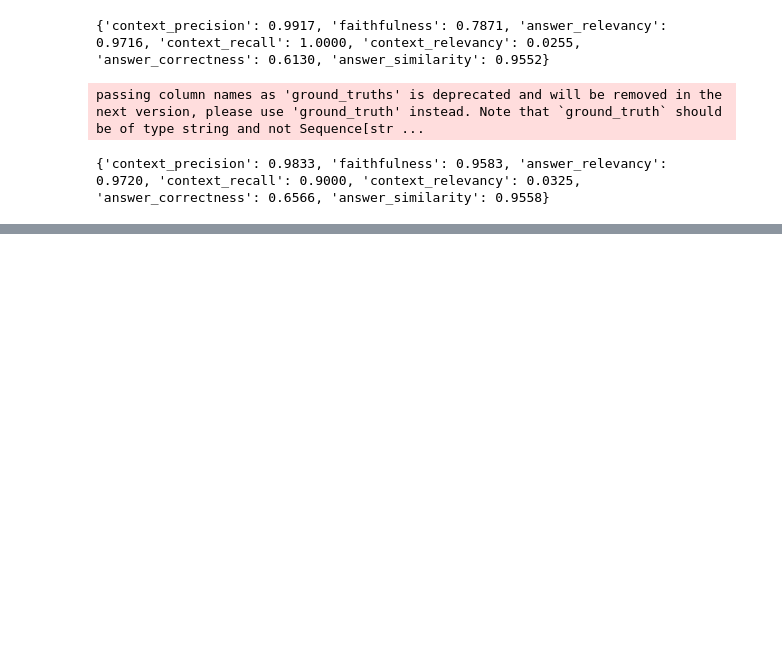
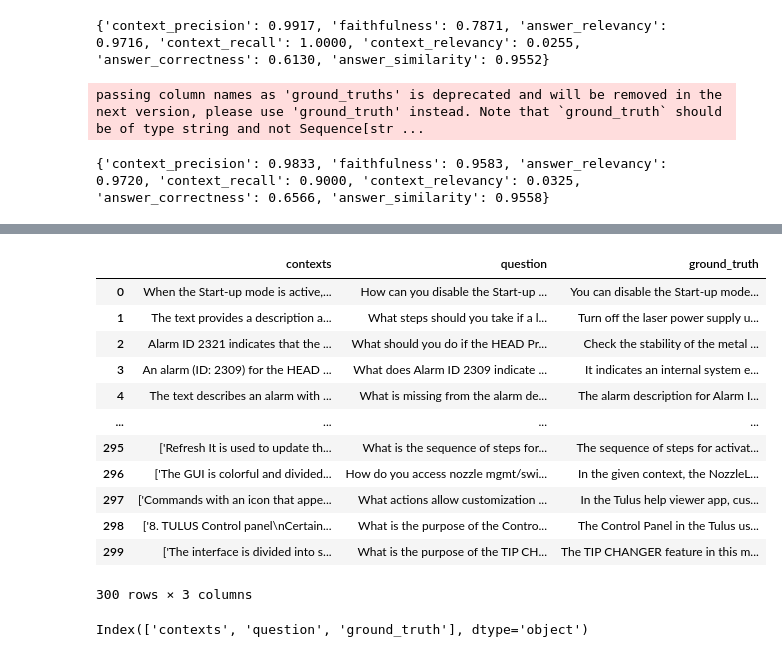
Before and after one commit to hadi-ibra/prima-power-hmi-assistant, a Jupyter notebook: notebooks/naive_rag.ipynb, the cells around one changed output, grey strips where cells are left out. Drawn from its saved outputs; the diff is of its cells as text; code cells hidden in the pictures; blank space fills up the shorter version.

```diff
--- a/notebooks/naive_rag.ipynb
+++ b/notebooks/naive_rag.ipynb
@@ -1057,0 +1149,17 @@ model.save_results(evaluation_result_with_params, "evaluation_results.json")
+# %%
+sampled_df.reset_index(drop=True, inplace=True)
+sampled_df
+# %% [output]
+|  | contexts | question | ground_truth |
+| 0 | When the Start-up mode is active,... | How can you disable the Start-up ... | You can disable the Start-up mode... |
+| 1 | The text provides a description a... | What steps should you take if a l... | Turn off the laser power supply u... |
+| 2 | Alarm ID 2321 indicates that the ... | What should you do if the HEAD Pr... | Check the stability of the metal ... |
+| 3 | An alarm (ID: 2309) for the HEAD ... | What does Alarm ID 2309 indicate ... | It indicates an internal system e... |
+| 4 | The text describes an alarm with ... | What is missing from the alarm de... | The alarm description for Alarm I... |
+| ... | ... | ... | ... |
+| 295 | ['Refresh It is used to update th... | What is the sequence of steps for... | The sequence of steps for activat... |
+| 296 | ['The GUI is colorful and divided... | How do you access nozzle mgmt/swi... | In the given context, the NozzleL... |
+| 297 | ['Commands with an icon that appe... | What actions allow customization ... | In the Tulus help viewer app, cus... |
+| 298 | ['8. TULUS Control panel\nCertain... | What is the purpose of the Contro... | The Control Panel in the Tulus us... |
+| 299 | ['The interface is divided into s... | What is the purpose of the TIP CH... | The TIP CHANGER feature in this m... |
+300 rows × 3 columns
@@ -1057,0 +1168,4 @@ model.save_results(evaluation_result_with_params, "evaluation_results.json")
+# %%
+df.columns
+# %% [output]
+Index(['contexts', 'question', 'ground_truth'], dtype='object')
```
Also changed, not shown: parts of 27 cells of this notebook, 28 other files.
